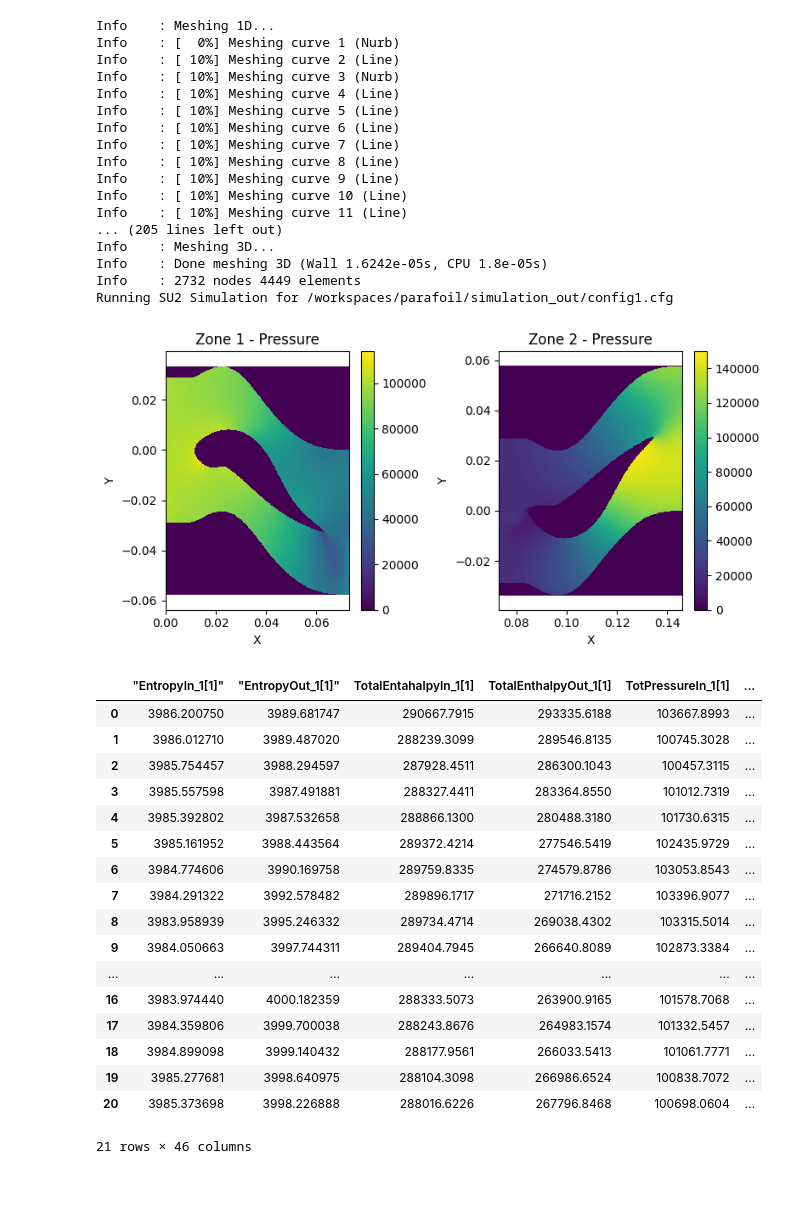
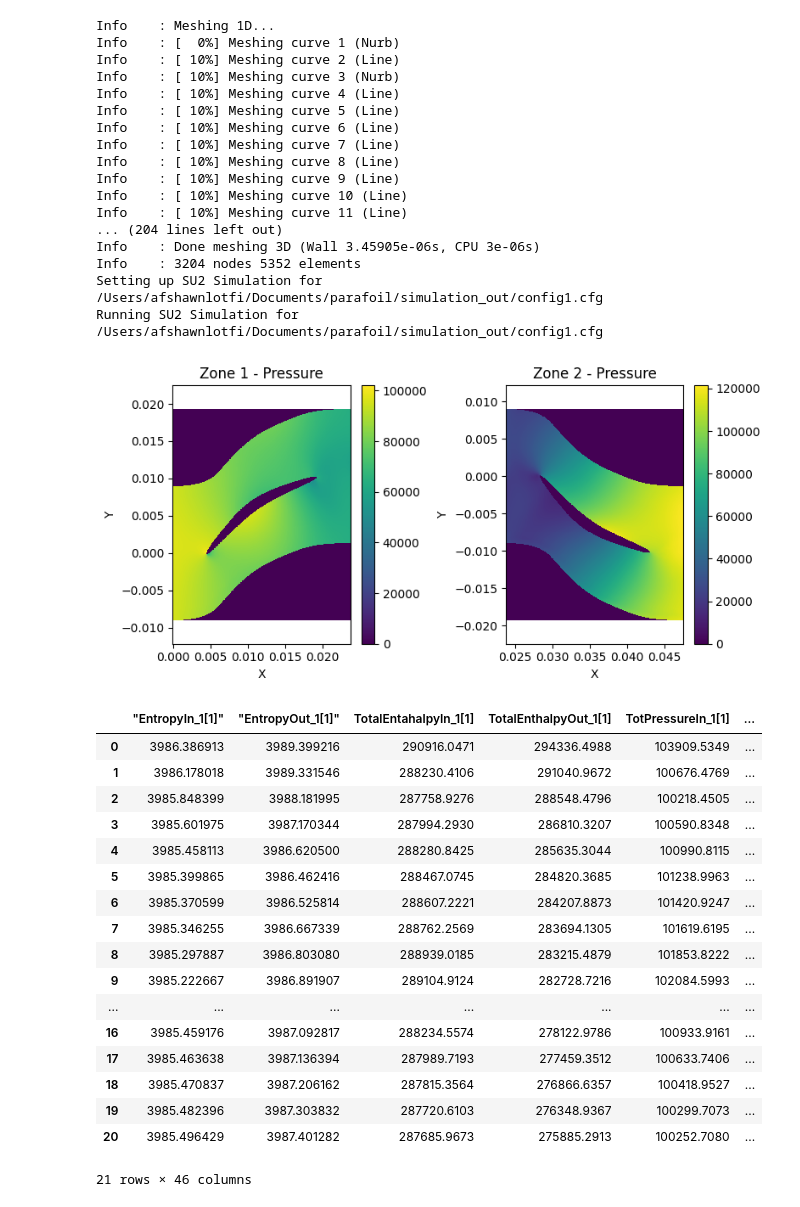
Before and after one commit to OpenOrion/parafoil, a Jupyter notebook: examples/turbo_stage.ipynb, the cells around one changed output. Drawn from its saved outputs; the diff is of its cells as text; code cells hidden in the pictures.

```diff
--- a/examples/turbo_stage.ipynb
+++ b/examples/turbo_stage.ipynb
@@ -131,60 +127,62 @@ inflow_passage.visualize()
 from paraflow import run_simulation, get_flasher, ConfigParameters, get_frames, display_frame
 
 flasher = get_flasher("air", "gas")
-inlet_total_state = flasher.flash(P=101000, T=288, mach_number=0.396501)
-target_outlet_static_state = flasher.flash(P=130000, T=273, mach_number=0.396501, translational_velocity=-100)
-
+inlet_total_state = flasher.flash(P=101000, T=288, mach_number=0.4098, translational_velocity=-81.9296629718337)
+target_outlet_static_state = flasher.flash(P=129810, T=312)
 sim_results = run_simulation(
     axial_turbo_passage,
     config_params=ConfigParameters(
         inlet_total_state=inlet_total_state,
         target_outlet_static_state=target_outlet_static_state
     ),
-    working_directory="/workspaces/parafoil/simulation_out",
+    working_directory="/Users/afshawnlotfi/Documents/parafoil/simulation_out",
     id="1",
-    auto_delete=False
+    auto_delete=False,
+    simulator_config={
+        "custom_download_url": "https://github.com/OpenOrion/SU2/releases/download/7.5.2/SU2-7.5.2-macos64.zip"
+    }
 )
 frames = get_frames(
     sim_results,
     property_names=["Pressure"],
     num_pnts=500,
 )
 display_frame(frames, "Pressure")
 sim_results.eval_values
 # %% [output]
 Info    : Meshing 1D...
 Info    : [  0%] Meshing curve 1 (Nurb)
 Info    : [ 10%] Meshing curve 2 (Line)
 Info    : [ 10%] Meshing curve 3 (Nurb)
 Info    : [ 10%] Meshing curve 4 (Line)
 Info    : [ 10%] Meshing curve 5 (Line)
 Info    : [ 10%] Meshing curve 6 (Line)
 Info    : [ 10%] Meshing curve 7 (Line)
 Info    : [ 10%] Meshing curve 8 (Line)
 Info    : [ 10%] Meshing curve 9 (Line)
 Info    : [ 10%] Meshing curve 10 (Line)
 Info    : [ 10%] Meshing curve 11 (Line)
-... (205 lines left out)
-Info    : Meshing 3D...
-Info    : Done meshing 3D (Wall 1.6242e-05s, CPU 1.8e-05s)
-Info    : 2732 nodes 4449 elements
-Running SU2 Simulation for /workspaces/parafoil/simulation_out/config1.cfg
+... (204 lines left out)
+Info    : Done meshing 3D (Wall 3.45905e-06s, CPU 3e-06s)
+Info    : 3204 nodes 5352 elements
+Setting up SU2 Simulation for /Users/afshawnlotfi/Documents/parafoil/simulation_out/config1.cfg
+Running SU2 Simulation for /Users/afshawnlotfi/Documents/parafoil/simulation_out/config1.cfg
-[figure, old version]
+[figure, new version]
 |  | "EntropyIn_1[1]" | "EntropyOut_1[1]" | TotalEntahalpyIn_1[1] | TotalEnthalpyOut_1[1] | TotPressureIn_1[1] | ... |
-| 0 | 3986.200750 | 3989.681747 | 290667.7915 | 293335.6188 | 103667.8993 | ... |
-| 1 | 3986.012710 | 3989.487020 | 288239.3099 | 289546.8135 | 100745.3028 | ... |
-| 2 | 3985.754457 | 3988.294597 | 287928.4511 | 286300.1043 | 100457.3115 | ... |
-| 3 | 3985.557598 | 3987.491881 | 288327.4411 | 283364.8550 | 101012.7319 | ... |
-| 4 | 3985.392802 | 3987.532658 | 288866.1300 | 280488.3180 | 101730.6315 | ... |
-| 5 | 3985.161952 | 3988.443564 | 289372.4214 | 277546.5419 | 102435.9729 | ... |
-| 6 | 3984.774606 | 3990.169758 | 289759.8335 | 274579.8786 | 103053.8543 | ... |
-| 7 | 3984.291322 | 3992.578482 | 289896.1717 | 271716.2152 | 103396.9077 | ... |
-| 8 | 3983.958939 | 3995.246332 | 289734.4714 | 269038.4302 | 103315.5014 | ... |
-| 9 | 3984.050663 | 3997.744311 | 289404.7945 | 266640.8089 | 102873.3384 | ... |
+| 0 | 3986.386913 | 3989.399216 | 290916.0471 | 294336.4988 | 103909.5349 | ... |
+| 1 | 3986.178018 | 3989.331546 | 288230.4106 | 291040.9672 | 100676.4769 | ... |
+| 2 | 3985.848399 | 3988.181995 | 287758.9276 | 288548.4796 | 100218.4505 | ... |
+| 3 | 3985.601975 | 3987.170344 | 287994.2930 | 286810.3207 | 100590.8348 | ... |
+| 4 | 3985.458113 | 3986.620500 | 288280.8425 | 285635.3044 | 100990.8115 | ... |
+| 5 | 3985.399865 | 3986.462416 | 288467.0745 | 284820.3685 | 101238.9963 | ... |
+| 6 | 3985.370599 | 3986.525814 | 288607.2221 | 284207.8873 | 101420.9247 | ... |
+| 7 | 3985.346255 | 3986.667339 | 288762.2569 | 283694.1305 | 101619.6195 | ... |
+| 8 | 3985.297887 | 3986.803080 | 288939.0185 | 283215.4879 | 101853.8222 | ... |
+| 9 | 3985.222667 | 3986.891907 | 289104.9124 | 282728.7216 | 102084.5993 | ... |
 | ... | ... | ... | ... | ... | ... | ... |
-| 16 | 3983.974440 | 4000.182359 | 288333.5073 | 263900.9165 | 101578.7068 | ... |
-| 17 | 3984.359806 | 3999.700038 | 288243.8676 | 264983.1574 | 101332.5457 | ... |
-| 18 | 3984.899098 | 3999.140432 | 288177.9561 | 266033.5413 | 101061.7771 | ... |
-| 19 | 3985.277681 | 3998.640975 | 288104.3098 | 266986.6524 | 100838.7072 | ... |
-| 20 | 3985.373698 | 3998.226888 | 288016.6226 | 267796.8468 | 100698.0604 | ... |
+| 16 | 3985.459176 | 3987.092817 | 288234.5574 | 278122.9786 | 100933.9161 | ... |
+| 17 | 3985.463638 | 3987.136394 | 287989.7193 | 277459.3512 | 100633.7406 | ... |
+| 18 | 3985.470837 | 3987.206162 | 287815.3564 | 276866.6357 | 100418.9527 | ... |
+| 19 | 3985.482396 | 3987.303832 | 287720.6103 | 276348.9367 | 100299.7073 | ... |
+| 20 | 3985.496429 | 3987.401282 | 287685.9673 | 275885.2913 | 100252.7080 | ... |
 21 rows × 46 columns
```
Also changed, not shown: parts of 2 cells of this notebook, 5 other files.
